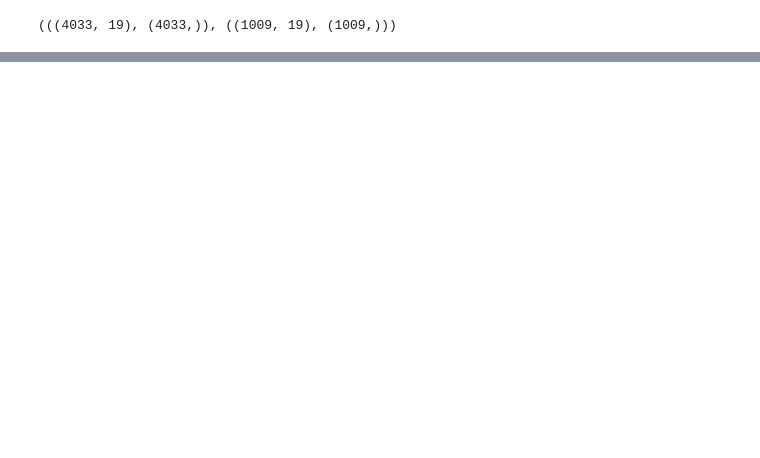
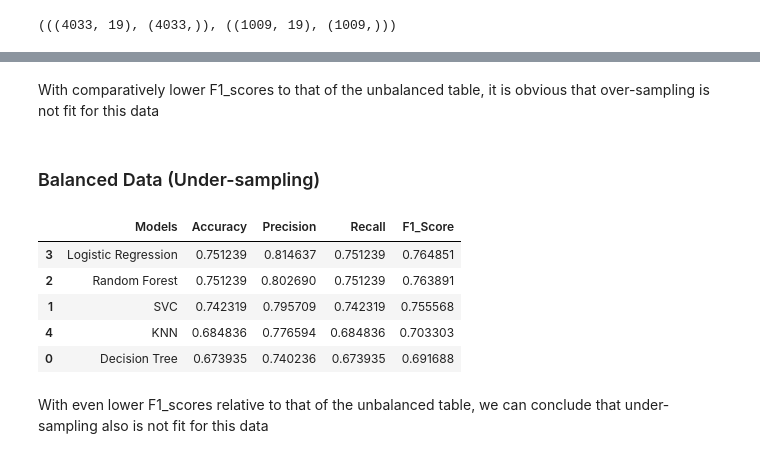
Before and after one commit to briansiaw5/Customer_Churn_ML_Prediction, a Jupyter notebook: main.ipynb, the cells around one changed output, grey strips where cells are left out. Drawn from its saved outputs; the diff is of its cells as text; code cells hidden in the pictures; blank space fills up the shorter version.

```diff
--- a/main.ipynb
+++ b/main.ipynb
@@ -1341,0 +1497,55 @@ memory usage: 277.3 KB
+# %% [markdown]
+With comparatively lower F1_scores to that of the unbalanced table, it is obvious that over-sampling is not fit for this data
+# %% [markdown]
+### Balanced Data (Under-sampling)
+# %%
+# Initialize an empty DataFrame to store the evaluation metrics
+balanced_table = pd.DataFrame(columns=['Models', 'Accuracy', 'Precision', 'Recall', 'F1_Score'])
+
+# Initialize an empty dictionary to store the pipelines
+balanced_pipeline = {}
+
+# Loop through each model and evaluate
+for model_name, classifier in models:
+    # Create a pipeline with preprocessing and the classifier
+    pipeline = imbPipeline(steps=[
+        ('preprocessor', preprocessor),
+        ('under-sampler', RandomUnderSampler()),
+        ('classifier', classifier)
+    ])
+
+    # Fit the pipeline on the training data
+    pipeline.fit(x_train, y_train_encoded)
+
+    # Predict on the evaluation data
+    y_pred = pipeline.predict(x_eval)
+
+    # Get classification report as a dictionary
+    balanced_metrics = classification_report(y_eval_encoded, y_pred, output_dict=True)
+
+    # Extract required metrics
+    accuracy = balanced_metrics['accuracy']
+    precision = balanced_metrics['weighted avg']['precision']
+    recall = balanced_metrics['weighted avg']['recall']
+    f1 = balanced_metrics['weighted avg']['f1-score']
+
+    # Append metrics to the DataFrame
+    balanced_table.loc[len(balanced_table)] = [model_name, accuracy, precision, recall, f1]
+
+    # Store the pipeline in the dictionary
+    balanced_pipeline[model_name] = pipeline
+
+# Sort the DataFrame by F1_Score in descending order
+balanced_table.sort_values(by="F1_Score", ascending=False, inplace=True)
+
+# Display the sorted DataFrame
+balanced_table
+# %% [output]
+|  | Models | Accuracy | Precision | Recall | F1_Score |
+| 3 | Logistic Regression | 0.751239 | 0.814637 | 0.751239 | 0.764851 |
+| 2 | Random Forest | 0.751239 | 0.802690 | 0.751239 | 0.763891 |
+| 1 | SVC | 0.742319 | 0.795709 | 0.742319 | 0.755568 |
+| 4 | KNN | 0.684836 | 0.776594 | 0.684836 | 0.703303 |
+| 0 | Decision Tree | 0.673935 | 0.740236 | 0.673935 | 0.691688 |
+# %% [markdown]
+With even lower F1_scores relative to that of the unbalanced table, we can conclude that under-sampling also is not fit for this data
```
Also changed, not shown: parts of 18 cells of this notebook.
